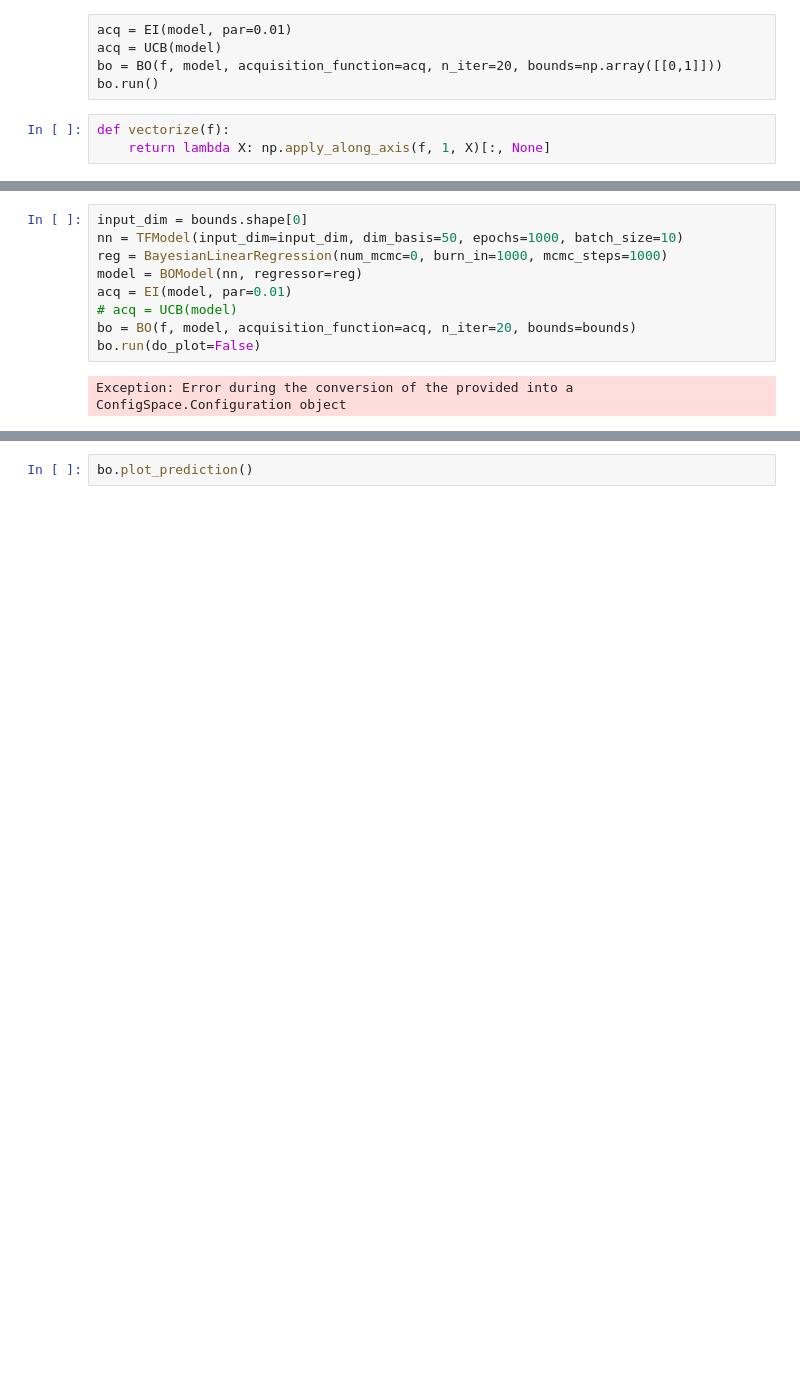
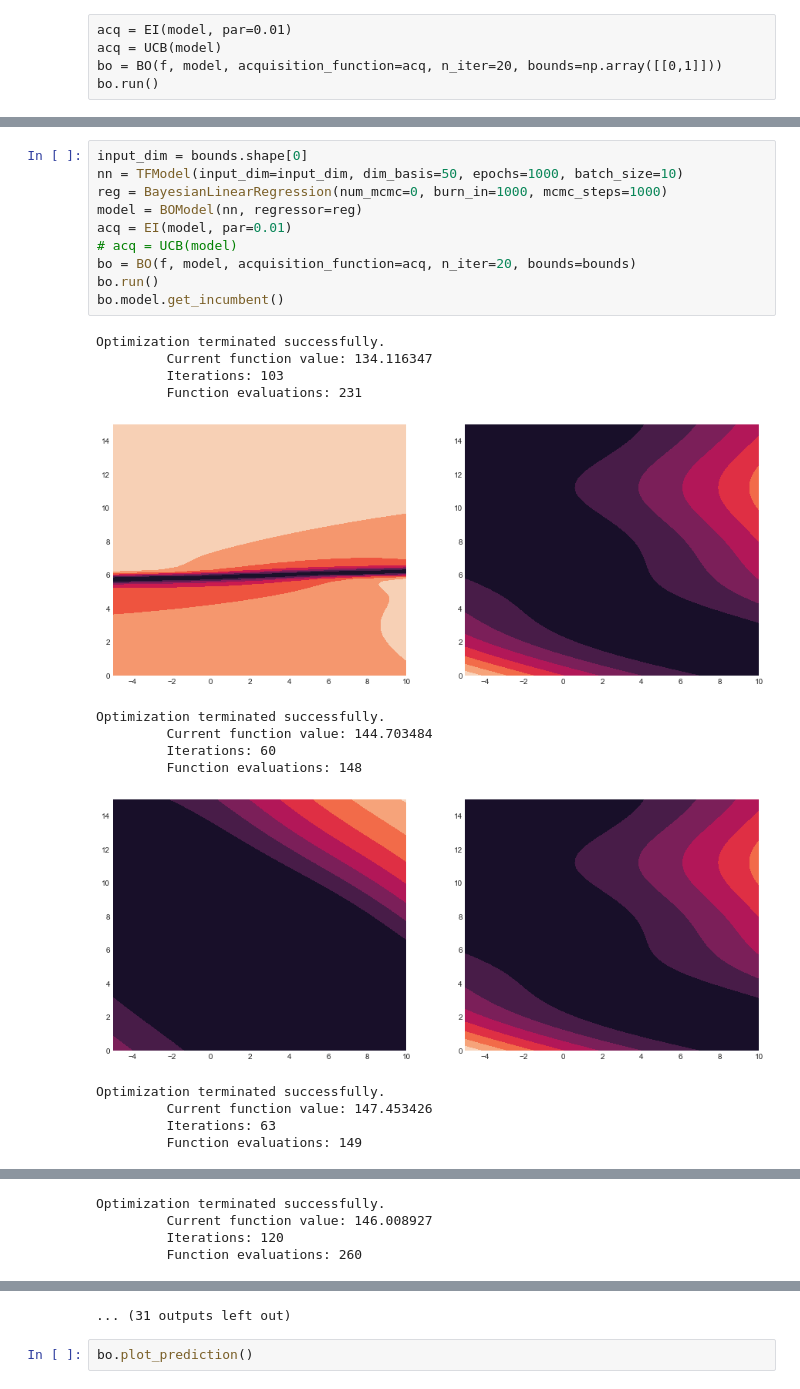
Before and after one commit to tmpethick/ensembled-dngo, a Jupyter notebook: bo.ipynb, the cells around one changed output, grey strips where cells are left out. Saved outputs shown, nothing was run; the diff lists cells and outputs as text; blank space fills up the shorter version.

Commit message:
Plots 2D

```diff
--- a/bo.ipynb
+++ b/bo.ipynb
@@ -40,9 +46,6 @@ acq = EI(model, par=0.01)
 acq = UCB(model)
 bo = BO(f, model, acquisition_function=acq, n_iter=20, bounds=np.array([[0,1]]))
 bo.run()
-# %%
-def vectorize(f):
-    return lambda X: np.apply_along_axis(f, 1, X)[:, None]
 # %%
 from hpolib.benchmarks.synthetic_functions import Branin
 
@@ -62,11 +65,25 @@ array([ 202.35113806])
 # %%
 input_dim = bounds.shape[0]
 nn = TFModel(input_dim=input_dim, dim_basis=50, epochs=1000, batch_size=10)
 reg = BayesianLinearRegression(num_mcmc=0, burn_in=1000, mcmc_steps=1000)
 model = BOModel(nn, regressor=reg)
 acq = EI(model, par=0.01)
 # acq = UCB(model)
 bo = BO(f, model, acquisition_function=acq, n_iter=20, bounds=bounds)
-bo.run(do_plot=False)
+bo.run()
+bo.model.get_incumbent()
 # %% [output]
-Exception: Error during the conversion of the provided into a ConfigSpace.Configuration object
+Optimization terminated successfully.
+         Current function value: 134.116347
+         Iterations: 103
+         Function evaluations: 231
+[figure, added]
+Optimization terminated successfully.
+         Current function value: 144.703484
+         Iterations: 60
+         Function evaluations: 148
+[figure, added]
+Optimization terminated successfully.
+         Current function value: 147.453426
+         Iterations: 63
+         Function evaluations: 149
@@ -72,0 +91,4 @@ Exception: Error during the conversion of the provided into a ConfigSpace.Config
+Optimization terminated successfully.
+         Current function value: 146.008927
+         Iterations: 120
+         Function evaluations: 260
@@ -73,3 +106,4 @@ Exception: Error during the conversion of the provided into a ConfigSpace.Config
+... (31 outputs left out)
 # %%
 bo.plot_prediction()
 # %% [output]
```
Also changed, not shown: parts of 5 cells of this notebook, 1 other file.
